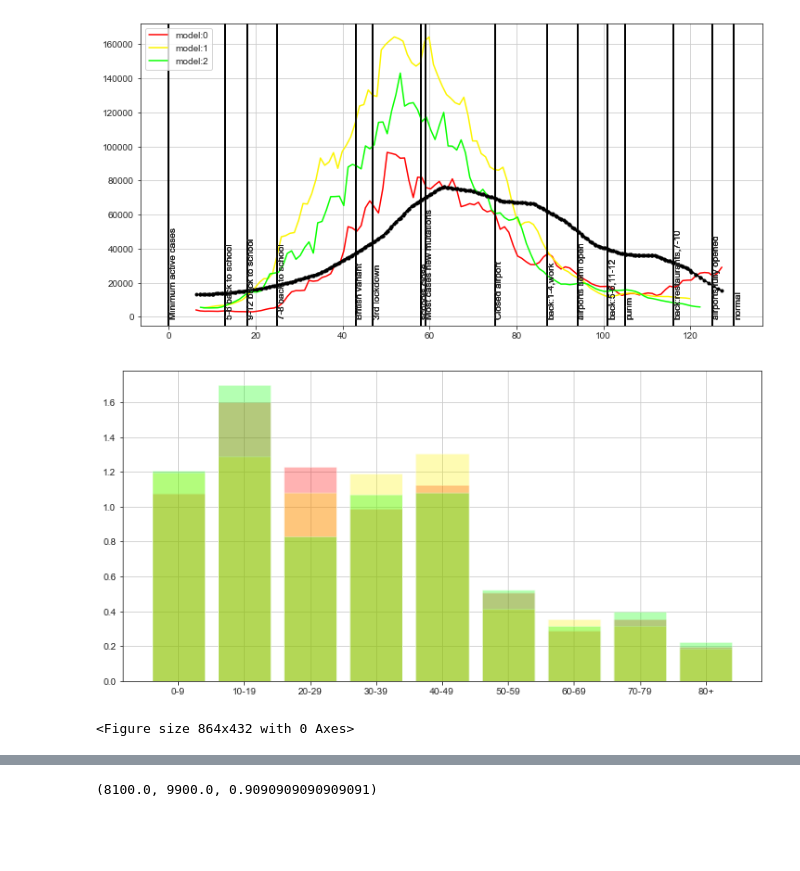
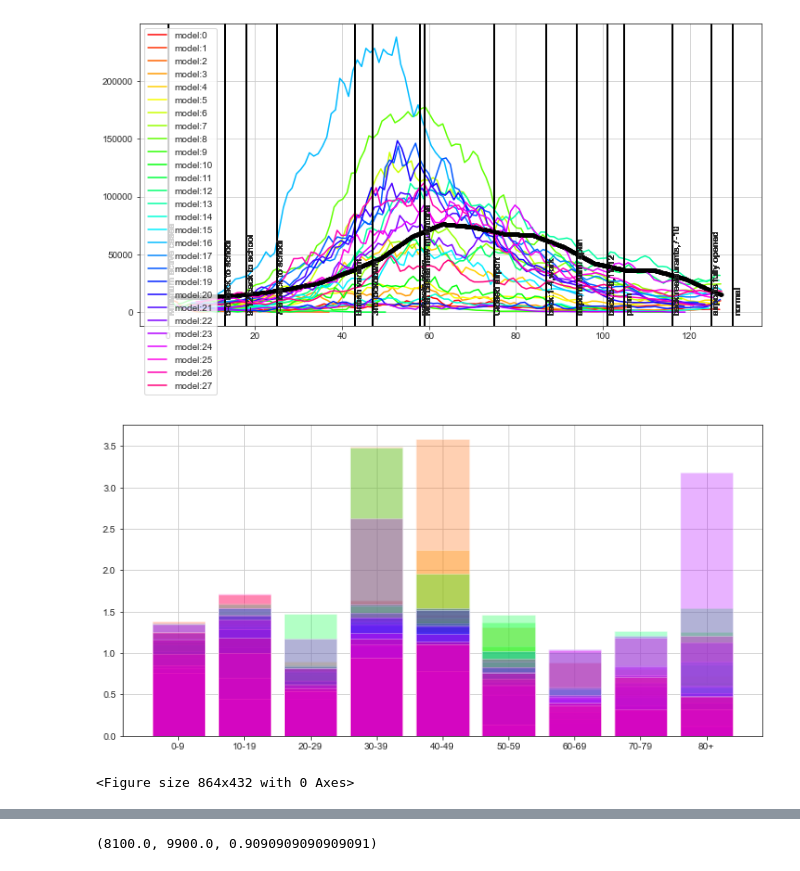
Before and after one commit to CoronaPolicy/prediction_model, a Jupyter notebook: Code_seir/analyze_graph_and_results.ipynb, the cells around one changed output, grey strips where cells are left out. Saved outputs shown, nothing was run; the diff lists cells and outputs as text; code cells hidden in the pictures; blank space fills up the shorter version.

```diff
--- a/Code_seir/analyze_graph_and_results.ipynb
+++ b/Code_seir/analyze_graph_and_results.ipynb
@@ -31,7 +31,5 @@ SyntaxError: EOL while scanning string literal (<ipython-input-69-560058e6631f>,
 # %%
-N = 10000
-files_name = os.listdir("C:\\Users\\SPO1HFA\\prediction_model\\Code_seir\\g_third_lockdown\\2021_04_13\\")
-colors = get_cmap(len(files_name))
+colors = get_cmap(30)
 fig, ax = plt.subplots(1, 1)
 fig1, ax1 = plt.subplots(1, 1)
 times_for_sim = np.array([160, 173, 178, 185, 203, 207, 218, 219, 235, 247, 254, 261, 265, 276, 285, 290]) - 160
@@ -41,38 +39,22 @@ event = ['Minimum active cases', '5-6 back to school', '9-12 back to school',
              'back:1-4,work', 'airports semi open', 'back:5-6,11-12',
              'purim', 'back:restaurants,7-10', 'airports fully opened', 'normal']
 
-time = numpy.load('g_third_lockdown/time_3rd_wave.npy')
-active_cases = numpy.load('g_third_lockdown/active_cases_3rd_wave.npy')
+time = numpy.load('old_files/g_third_lockdown/time_3rd_wave.npy')
+active_cases = numpy.load('old_files/g_third_lockdown/active_cases_3rd_wave.npy')
 
 
 
-#subfolders = [f.path for f in os.scandir("g_third_lockdown/test_coeffs") if f.is_dir()]
+subfolders = [f.path for f in os.scandir("old_files/g_third_lockdown/test_coeffs") if f.is_dir()]
 data = {'model': [], 'input_config': [], 'relevant_data': []}
-relevant_keys = ['airport', 'two_grades', 'pre_school', 'restaurants', 'work', 'starting_prec', 'holiday', 'quarantine_per', 'normal', 'max_value','R0_factor','percentage_out']
+relevant_keys = ['airport', 'two_grades', 'pre_school', 'restaurants', 'work', 'starting_prec', 'holiday', 'quarantine_per', 'normal']
 plt.figure()
-directory ='g_third_lockdown' +("/")+'2021_04_13'
-for i in range(int(len(files_name)/2)):
+for i, s in enumerate(subfolders):
     max_time = 130
-
-    config_name = "input_config"+str(i)
-    path_name_config = f"{directory}/{config_name}"
-
-    model_name = "model"+str(i)
-    path_name_model = f"{directory}/{model_name}"
-
-    with open(f"{path_name_config}.pickle", 'rb') as handle:
-        config_load=  pickle.load(handle)
-
-
-    with open(f"{path_name_model}.pickle", 'rb') as handle:
-        model_load=  pickle.load(handle)
-
-
-    relevant_input = [config_load[k] for k in relevant_keys]
-
-
-    data['model'].append(model_load)
-    data['input_config'].append(config_load)
+    data['model'].append(load_model(f"{s}/model_out"))
+    with open(f"{s}/input_config.pickle", 'rb') as handle:
+        input_data = pickle.load(handle)
+    relevant_input = [input_data[k] for k in relevant_keys]
+    data['input_config'].append(input_data)
 
     time_ind = np.where(data['model'][i].tseries<=max_time)[0]
 
@@ -95,34 +77,34 @@ for i in range(int(len(files_name)/2)):
         ax.axvline(int(t), 0, 1, c='k')
         ax.text(int(t)+0.1, 0, str(e), rotation=90)
     ax.plot(time_scale, real_data, '-k', marker='.')
     model_diff = np.linalg.norm((model_out - real_data)/time_to_plot.size)
     relevant_input.append(model_diff)
-    relevant_input.append(i)
+    relevant_input.append(s)
 
     #                   [0-9,  10-19,20-29,30-39,40-49,50-59,60-69,70-79, 80+]
     age_dist = np.array([0.197,0.181,0.135,0.123,0.121,0.084,0.081,0.050,0.028])
     x_k = []
     y_m = []
     for num, key in enumerate(data['model'][i].nodeGroupData.keys()):
         num_nodes = data['model'][i].nodeGroupData[key]['nodes'].size
         per_pop = num_nodes/N
         mean_age = np.mean(data['model'][i].nodeGroupData[key]['numPositive']/(data['model'][i].numPositive+1e-5))
         x_k.append(key)
         y_m.append((mean_age/per_pop).astype(float))
 #         print(f"age:{key}, per real:{age_dist[num]}, per sim:{per_pop}")
 #         y_m.append((mean_age/age_dist[num]).astype(float))
 #     ax1.scatter(x_k,y_m, color=colors[i], marker='x')
     ax1.bar(x_k,y_m, color=colors[i], alpha=0.3)
 #     relevant_input.append(np.array(y_m))
     data['relevant_data'].append(relevant_input)
 ax.legend()
 relevant_keys.append('model_diff')
 relevant_keys.append('folder_num')
 ax1.grid()
 ax.grid()
 
 input_df = pd.DataFrame(np.array(data['relevant_data']), columns = relevant_keys)
 # %% [output]
-[figure, old version]
+[figure, new version]
-[figure, old version]
+[figure, new version]
 <Figure size 864x432 with 0 Axes>
```
Also changed, not shown: parts of 13 cells of this notebook, 41 other files.
